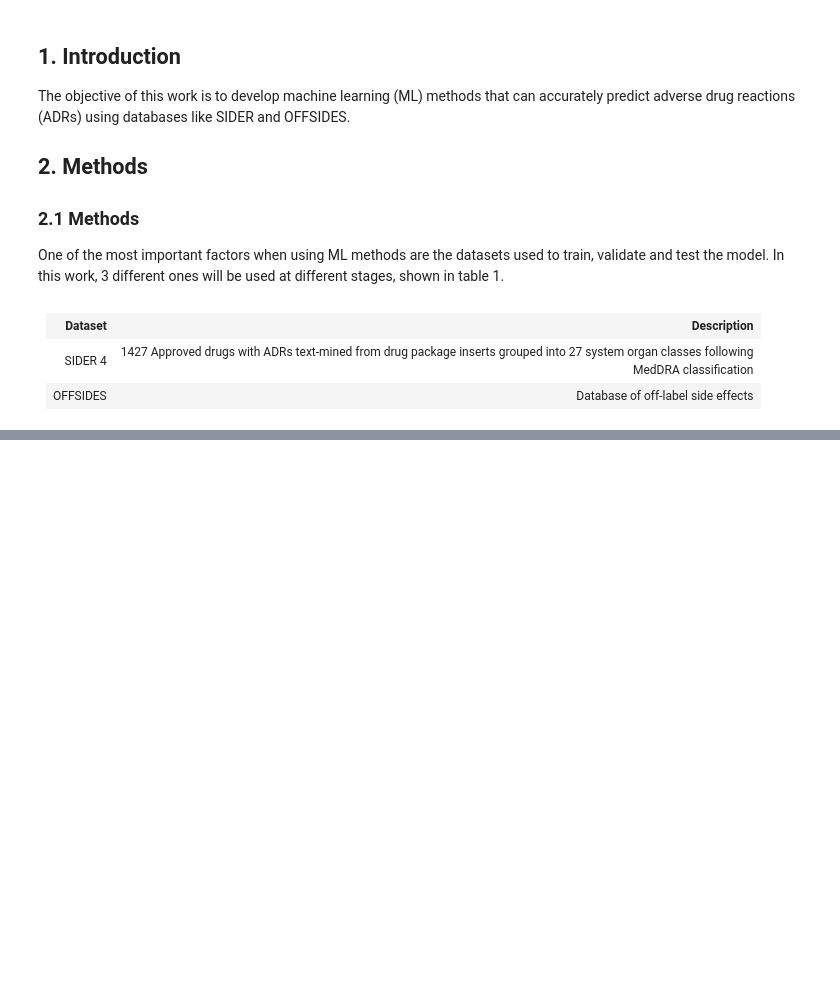
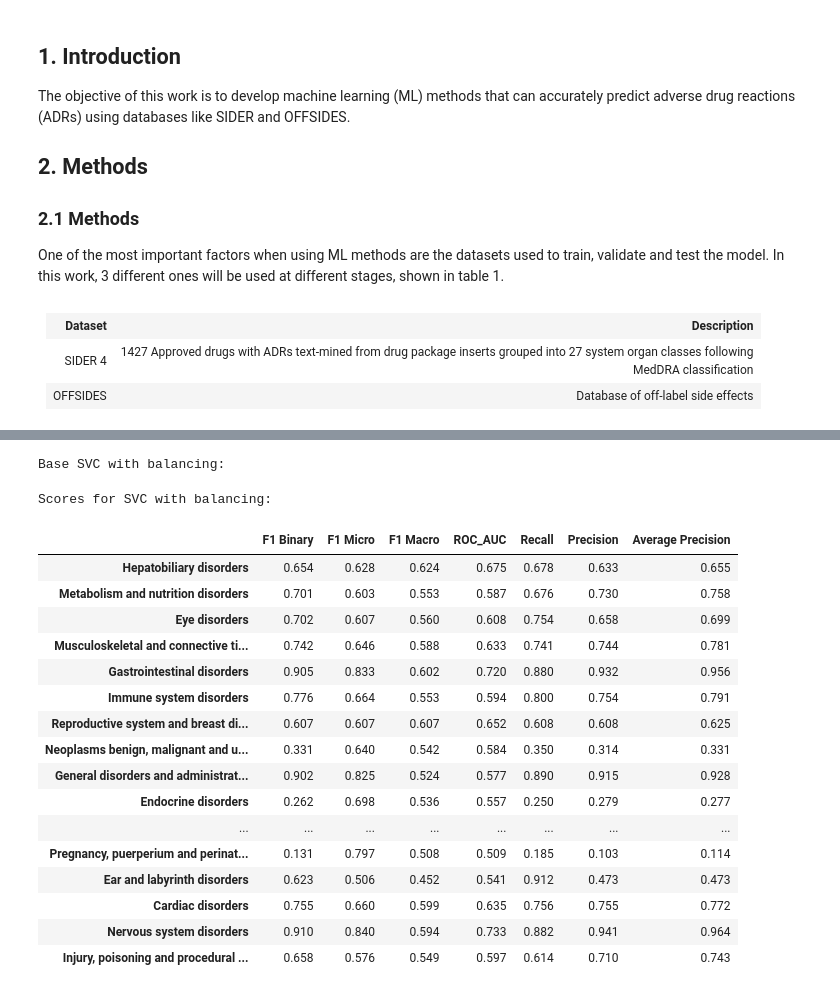
Before and after one commit to ricardoamferreira/Predicting-Adverse-Drug-Reactions-with-Machine-Learning, a Jupyter notebook: Predicting Adverse Drug Reactions With Machine Learning.ipynb, the cells around one changed output, grey strips where cells are left out. Cells and saved outputs as stored; diff of their text form; code cells hidden in the pictures; blank space fills up the shorter version.

```diff
--- a/Predicting Adverse Drug Reactions With Machine Learning.ipynb
+++ b/Predicting Adverse Drug Reactions With Machine Learning.ipynb
@@ -231,0 +261,28 @@ Average Precision score: Mean: 0.187 (Std: 0.049)
+# %%
+print("Base SVC with balancing:")
+base_bal_svc_report = cv_multi_report(X_train_dic, y_train, out_names, SVC(gamma="auto", random_state=seed),
+                                      balancing=True, n_splits=5, n_jobs=-2, verbose=False, random_state=seed)
+# %% [output]
+Base SVC with balancing:
+# %%
+print("Scores for SVC with balancing:")
+base_bal_svc_report
+# %% [output]
+Scores for SVC with balancing:
+|  | F1 Binary | F1 Micro | F1 Macro | ROC_AUC | Recall | Precision | Average Precision |
+| Hepatobiliary disorders | 0.654 | 0.628 | 0.624 | 0.675 | 0.678 | 0.633 | 0.655 |
+| Metabolism and nutrition disorders | 0.701 | 0.603 | 0.553 | 0.587 | 0.676 | 0.730 | 0.758 |
+| Eye disorders | 0.702 | 0.607 | 0.560 | 0.608 | 0.754 | 0.658 | 0.699 |
+| Musculoskeletal and connective ti... | 0.742 | 0.646 | 0.588 | 0.633 | 0.741 | 0.744 | 0.781 |
+| Gastrointestinal disorders | 0.905 | 0.833 | 0.602 | 0.720 | 0.880 | 0.932 | 0.956 |
+| Immune system disorders | 0.776 | 0.664 | 0.553 | 0.594 | 0.800 | 0.754 | 0.791 |
+| Reproductive system and breast di... | 0.607 | 0.607 | 0.607 | 0.652 | 0.608 | 0.608 | 0.625 |
+| Neoplasms benign, malignant and u... | 0.331 | 0.640 | 0.542 | 0.584 | 0.350 | 0.314 | 0.331 |
+| General disorders and administrat... | 0.902 | 0.825 | 0.524 | 0.577 | 0.890 | 0.915 | 0.928 |
+| Endocrine disorders | 0.262 | 0.698 | 0.536 | 0.557 | 0.250 | 0.279 | 0.277 |
+| ... | ... | ... | ... | ... | ... | ... | ... |
+| Pregnancy, puerperium and perinat... | 0.131 | 0.797 | 0.508 | 0.509 | 0.185 | 0.103 | 0.114 |
+| Ear and labyrinth disorders | 0.623 | 0.506 | 0.452 | 0.541 | 0.912 | 0.473 | 0.473 |
+| Cardiac disorders | 0.755 | 0.660 | 0.599 | 0.635 | 0.756 | 0.755 | 0.772 |
+| Nervous system disorders | 0.910 | 0.840 | 0.594 | 0.733 | 0.882 | 0.941 | 0.964 |
+| Injury, poisoning and procedural ... | 0.658 | 0.576 | 0.549 | 0.597 | 0.614 | 0.710 | 0.743 |
```
Also changed, not shown: parts of 19 cells of this notebook, 4 other files.
